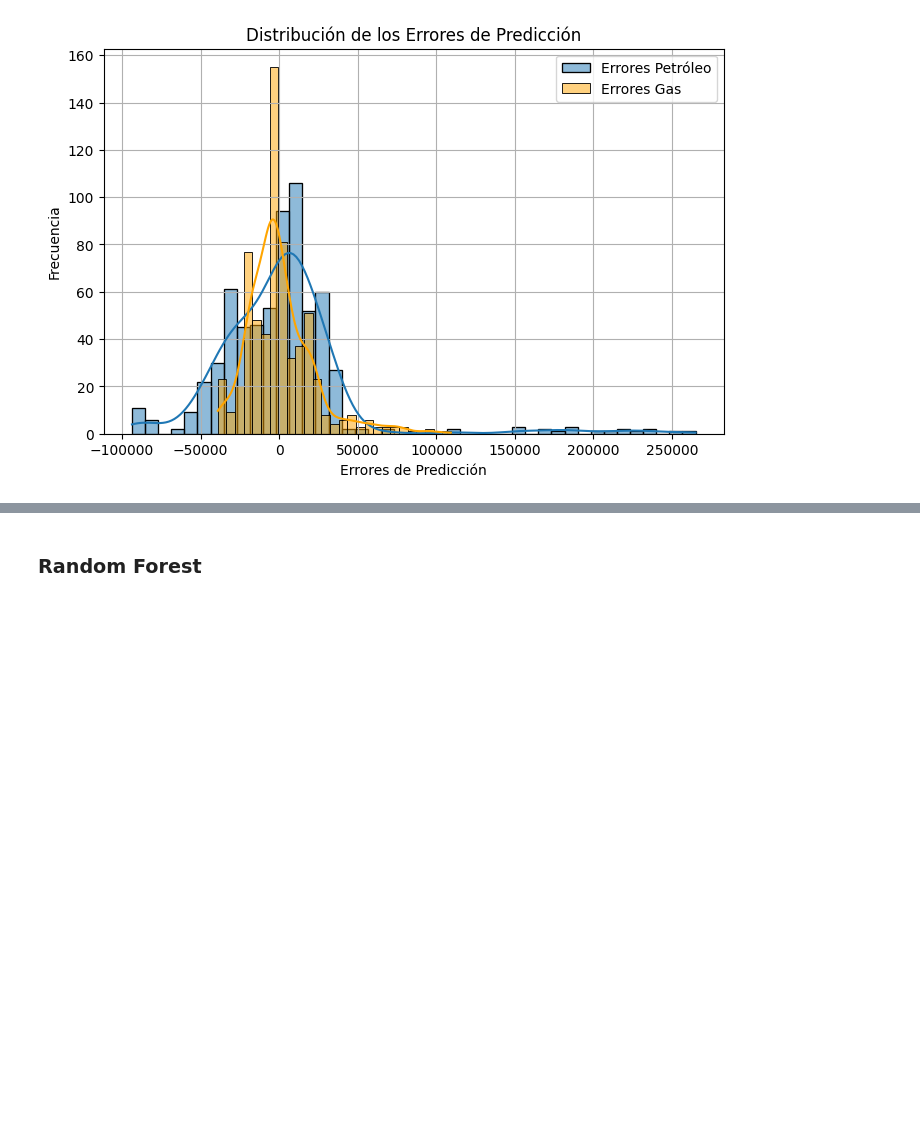
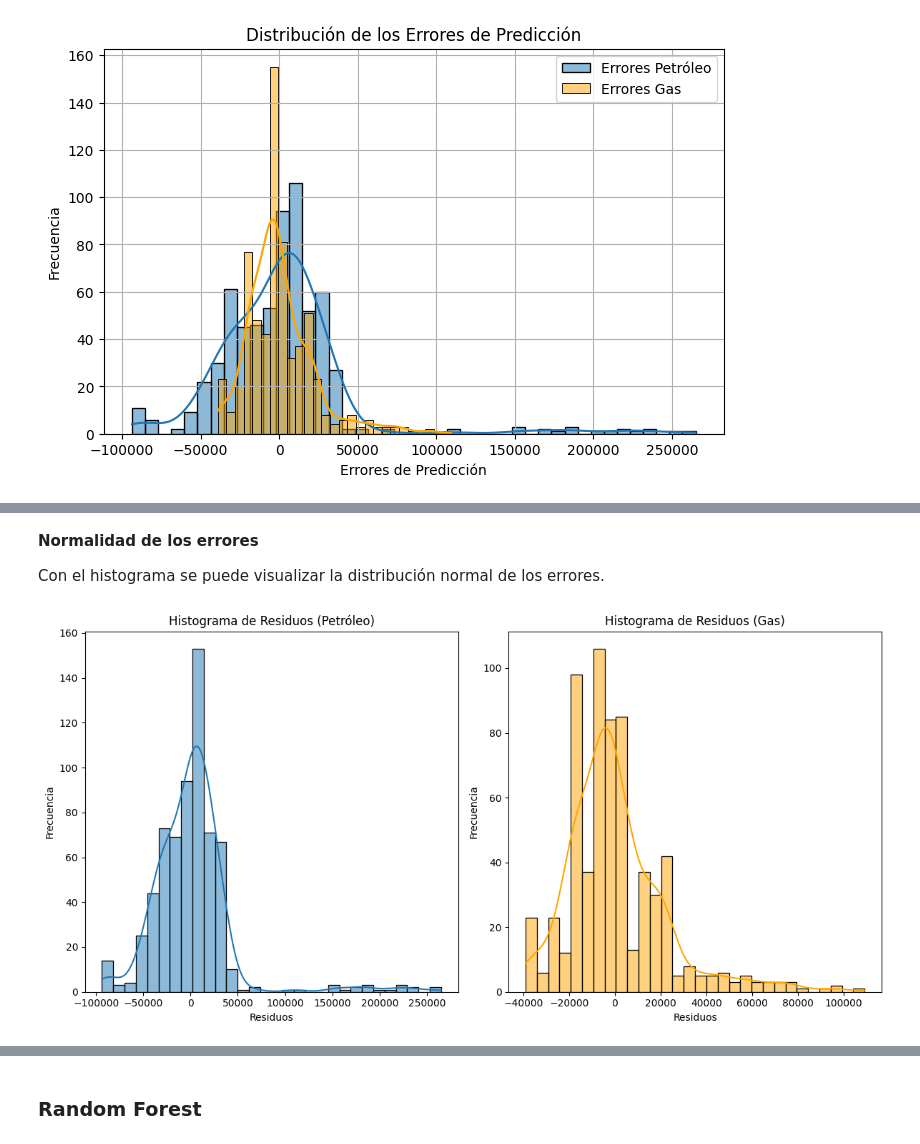
Before and after one commit to antonellafontanetto/Pre-Entrega-3, a Jupyter notebook: Proyecto4x4YPF_datos_agrupadossinfiltro.ipynb, the cells around one changed output, grey strips where cells are left out. Drawn from its saved outputs; the diff is of its cells as text; code cells hidden in the pictures; blank space fills up the shorter version.

```diff
--- a/Proyecto4x4YPF_datos_agrupadossinfiltro.ipynb
+++ b/Proyecto4x4YPF_datos_agrupadossinfiltro.ipynb
@@ -483,0 +569,29 @@ plt.show()
+# %% [markdown]
+**Normalidad de los errores**
+
+Con el histograma se puede visualizar la distribución normal de los errores.
+# %%
+# prompt: histograma de residuos
+
+import matplotlib.pyplot as plt
+# Crear histogramas para los residuos
+plt.figure(figsize=(12, 6))
+
+# Histograma para residuos de Petróleo
+plt.subplot(1, 2, 1)
+sns.histplot(residuals[:, 0], kde=True, bins=30)
+plt.title('Histograma de Residuos (Petróleo)')
+plt.xlabel('Residuos')
+plt.ylabel('Frecuencia')
+
+# Histograma para residuos de Gas
+plt.subplot(1, 2, 2)
+sns.histplot(residuals[:, 1], kde=True, bins=30, color='orange')
+plt.title('Histograma de Residuos (Gas)')
+plt.xlabel('Residuos')
+plt.ylabel('Frecuencia')
+
+plt.tight_layout()
+plt.show()
+# %% [output]
+[figure, added]
```
Also changed, not shown: parts of 12 cells of this notebook.
